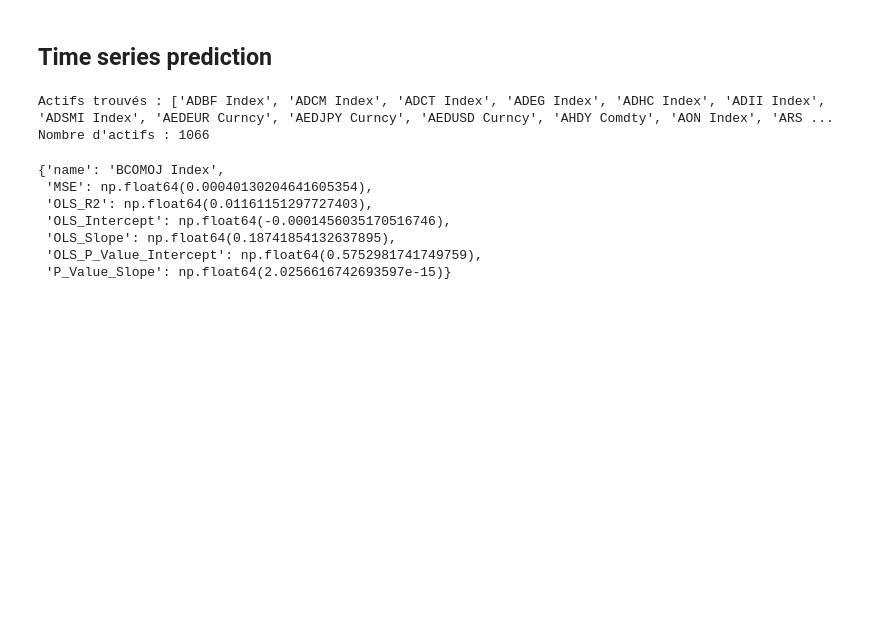
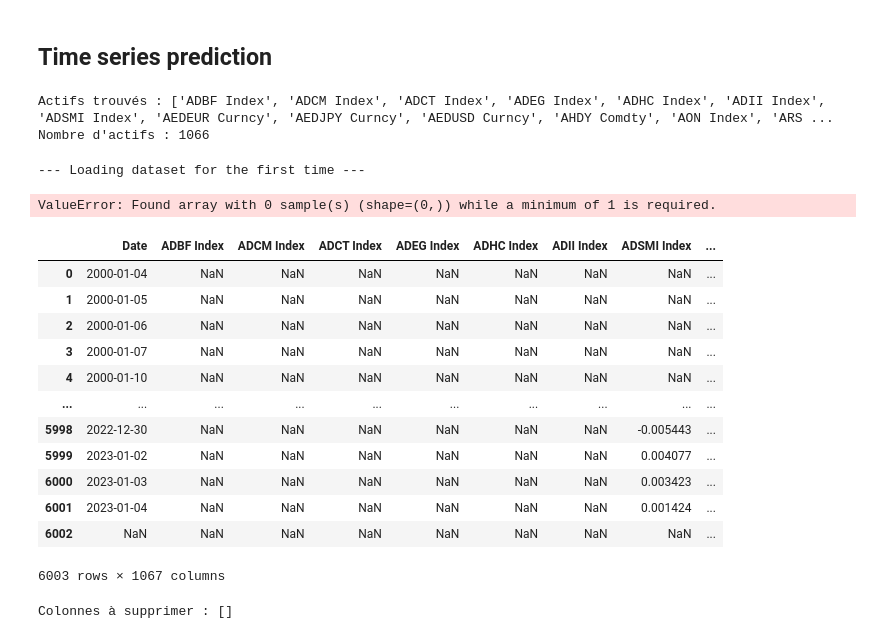
Before and after one commit to dianemans/time-series-pred, a Jupyter notebook: nb_clean_samy.ipynb, the cells around one changed output. Drawn from its saved outputs; the diff is of its cells as text; code cells hidden in the pictures; blank space fills up the shorter version.

Commit message:
06/02 - résulat pour environ 450 time series + mise en évidence de soucis pour series avec peu d'éléments

```diff
--- a/nb_clean_samy.ipynb
+++ b/nb_clean_samy.ipynb
@@ -22,26 +22,41 @@ print(f"Nombre d'actifs : {len(tickers)}")
 # %% [output]
 Actifs trouvés : ['ADBF Index', 'ADCM Index', 'ADCT Index', 'ADEG Index', 'ADHC Index', 'ADII Index', 'ADSMI Index', 'AEDEUR Curncy', 'AEDJPY Curncy', 'AEDUSD Curncy', 'AHDY Comdty', 'AON Index', 'ARS ...
 Nombre d'actifs : 1066
-# %%
-model = RandomForestRegressor(n_estimators=100, max_depth=5, random_state=42)
-name = "BCOMOJ Index"
-
-main(name, model, plot = False)
-# %% [output]
-{'name': 'BCOMOJ Index',
- 'MSE': np.float64(0.00040130204641605354),
- 'OLS_R2': np.float64(0.01161151297727403),
- 'OLS_Intercept': np.float64(-0.0001456035170516746),
- 'OLS_Slope': np.float64(0.18741854132637895),
- 'OLS_P_Value_Intercept': np.float64(0.5752981741749759),
- 'P_Value_Slope': np.float64(2.0256616742693597e-15)}
 # %%
 all_results = []
+model = RandomForestRegressor(n_estimators=100, max_depth=5, random_state=42)
 used_tickers = ['GC1 Comdty', 'SI1 Comdty', 'HG1 Comdty',]
 
-for name in used_tickers:
+
+for name in tickers:
     res = main(name, model, plot=False)
     all_results.append(res)
 
 df_final = pd.DataFrame(all_results)
-df_final.to_csv('Resultat/resultats_test.csv', index=False)
+df_final.to_csv('Resultats/resultats_test_debug.csv', index=False)
+# %% [output]
+--- Loading dataset for the first time ---
+ValueError: Found array with 0 sample(s) (shape=(0,)) while a minimum of 1 is required.
+# %%
+df  = pd.read_csv('230216_returns.csv')
+df
+# %% [output]
+|  | Date | ADBF Index | ADCM Index | ADCT Index | ADEG Index | ADHC Index | ADII Index | ADSMI Index | ... |
+| 0 | 2000-01-04 | NaN | NaN | NaN | NaN | NaN | NaN | NaN | ... |
+| 1 | 2000-01-05 | NaN | NaN | NaN | NaN | NaN | NaN | NaN | ... |
+| 2 | 2000-01-06 | NaN | NaN | NaN | NaN | NaN | NaN | NaN | ... |
+| 3 | 2000-01-07 | NaN | NaN | NaN | NaN | NaN | NaN | NaN | ... |
+| 4 | 2000-01-10 | NaN | NaN | NaN | NaN | NaN | NaN | NaN | ... |
+| ... | ... | ... | ... | ... | ... | ... | ... | ... | ... |
+| 5998 | 2022-12-30 | NaN | NaN | NaN | NaN | NaN | NaN | -0.005443 | ... |
+| 5999 | 2023-01-02 | NaN | NaN | NaN | NaN | NaN | NaN | 0.004077 | ... |
+| 6000 | 2023-01-03 | NaN | NaN | NaN | NaN | NaN | NaN | 0.003423 | ... |
+| 6001 | 2023-01-04 | NaN | NaN | NaN | NaN | NaN | NaN | 0.001424 | ... |
+| 6002 | NaN | NaN | NaN | NaN | NaN | NaN | NaN | NaN | ... |
+6003 rows × 1067 columns
+# %%
+colonnes_vides = df.columns[df.isna().all()].tolist()
+
+print("Colonnes à supprimer :", colonnes_vides)
+# %% [output]
+Colonnes à supprimer : []
```
Also changed, not shown: parts of 2 cells of this notebook, 2 other files.
